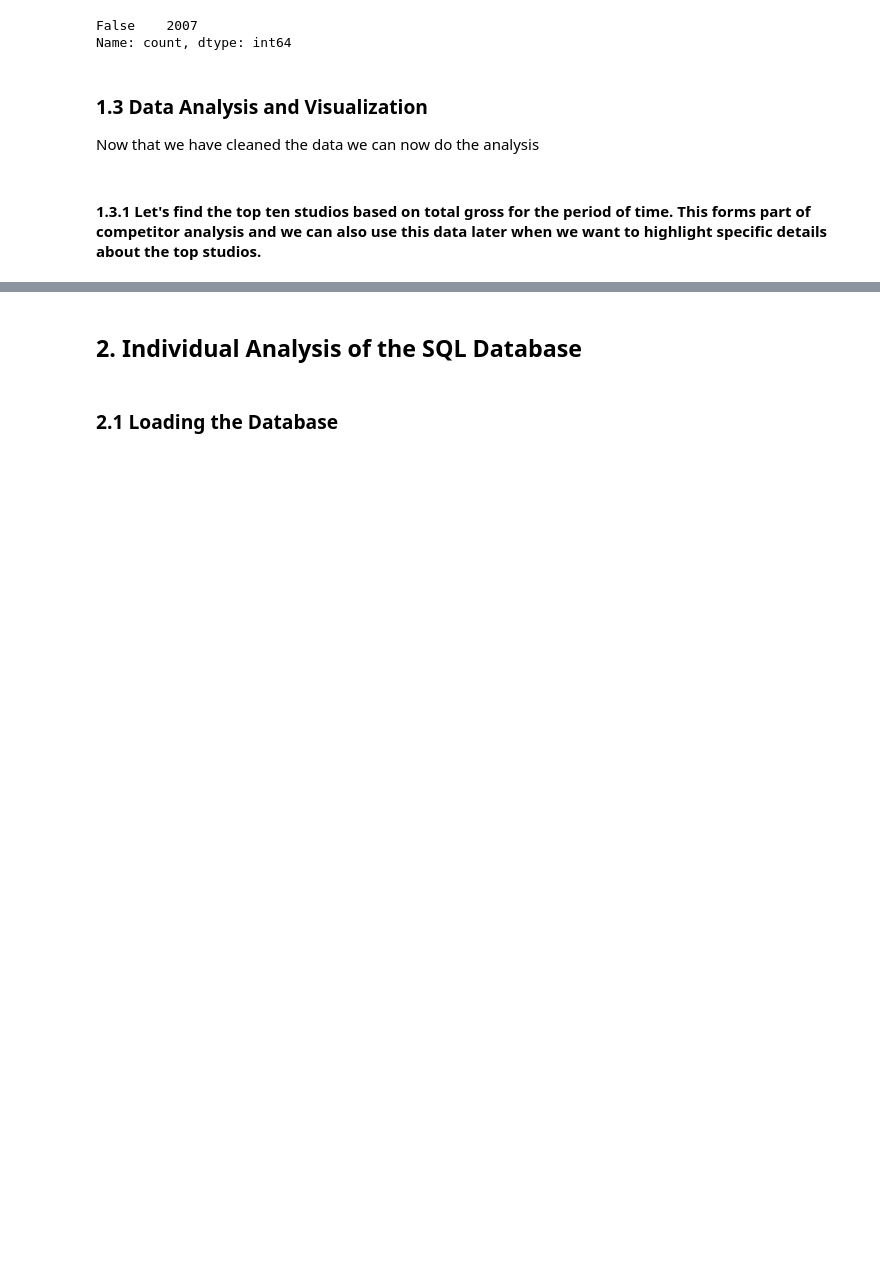
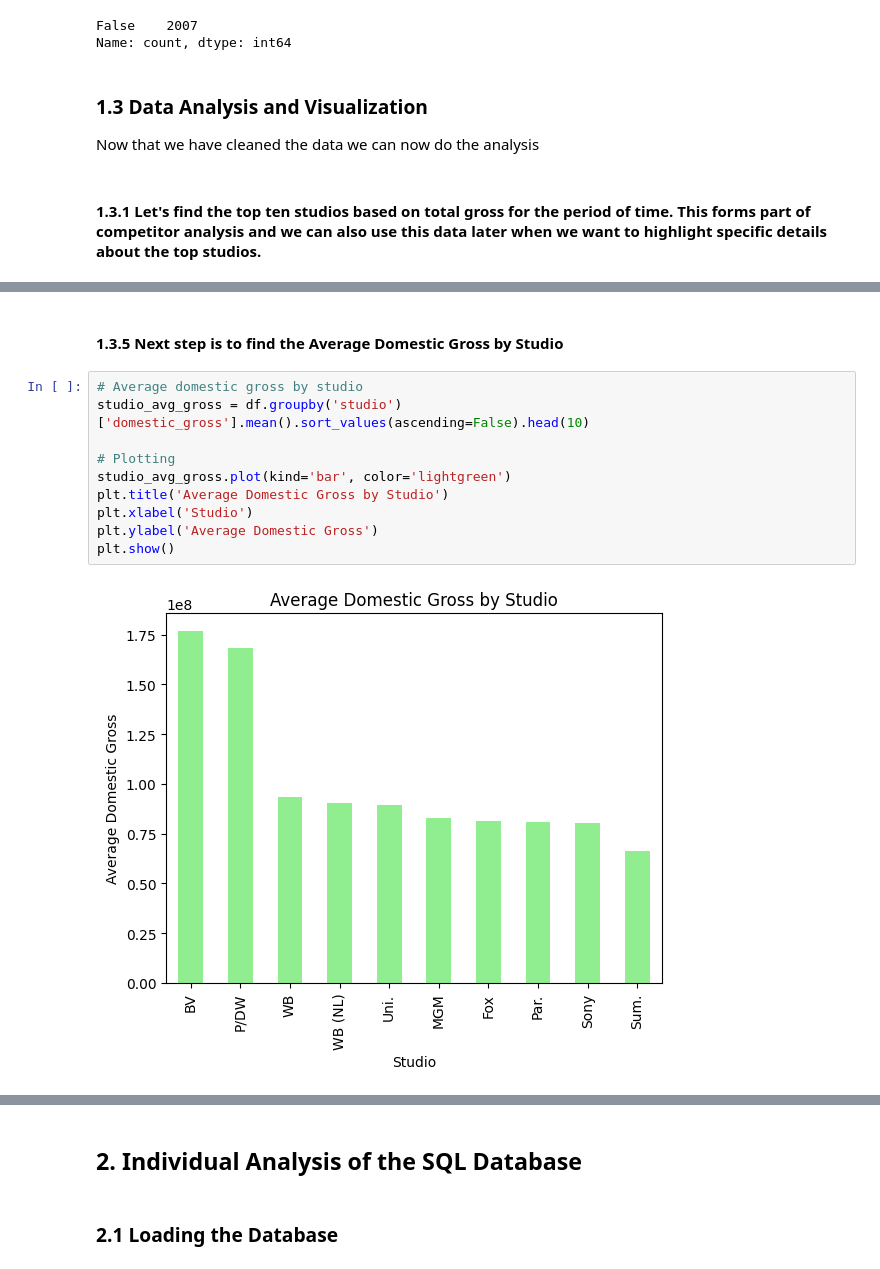
Before and after one commit to phelanthropus/Microsoft-Analysis, a Jupyter notebook: Microsoft Analysis.ipynb, the cells around one changed output, grey strips where cells are left out. Saved outputs shown, nothing was run; the diff lists cells and outputs as text; blank space fills up the shorter version.

```diff
--- a/Microsoft Analysis.ipynb
+++ b/Microsoft Analysis.ipynb
@@ -280,0 +248,14 @@ memory usage: 94.1+ KB
+# %% [markdown]
+#### 1.3.5 Next step is to find the Average Domestic Gross by Studio
+# %%
+# Average domestic gross by studio
+studio_avg_gross = df.groupby('studio')['domestic_gross'].mean().sort_values(ascending=False).head(10)
+
+# Plotting
+studio_avg_gross.plot(kind='bar', color='lightgreen')
+plt.title('Average Domestic Gross by Studio')
+plt.xlabel('Studio')
+plt.ylabel('Average Domestic Gross')
+plt.show()
+# %% [output]
+[figure, added]
```
Also changed, not shown: parts of 17 cells of this notebook.
